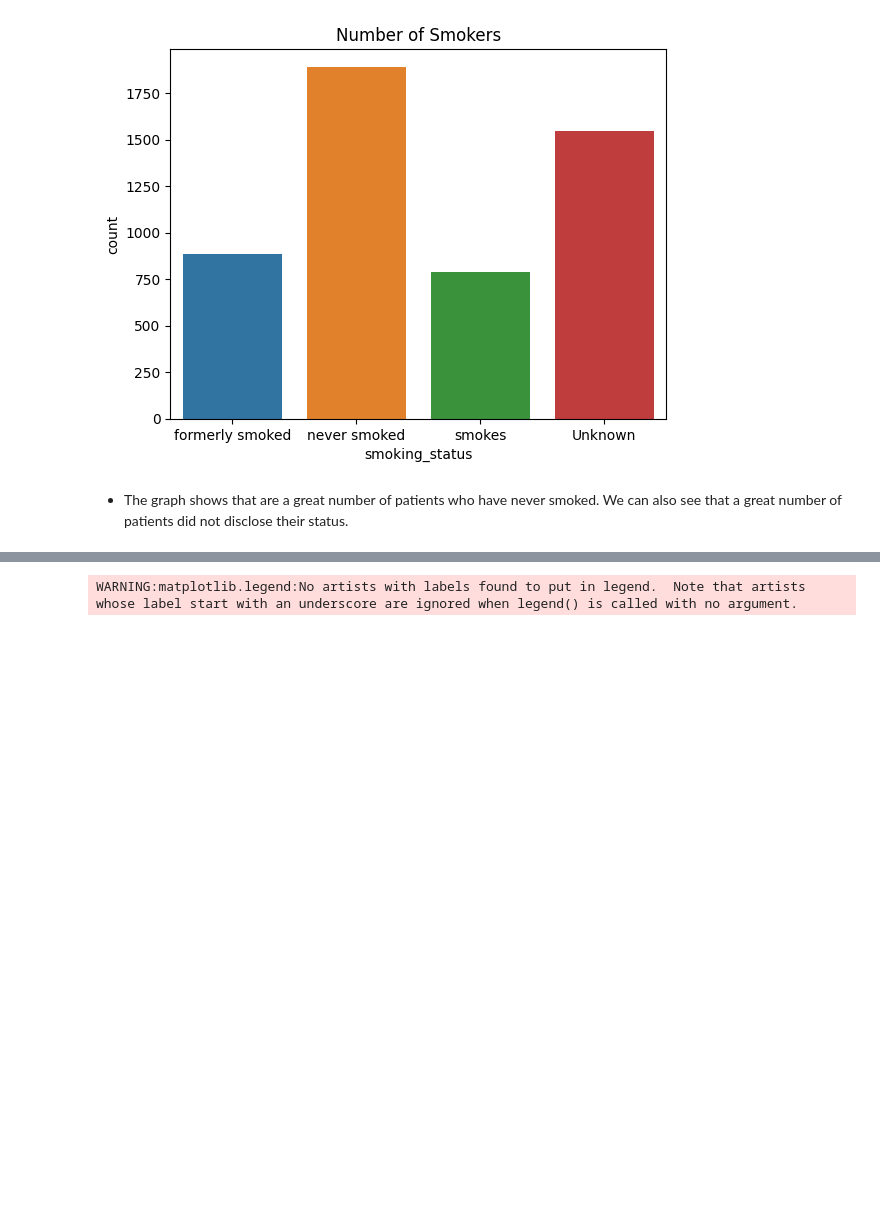
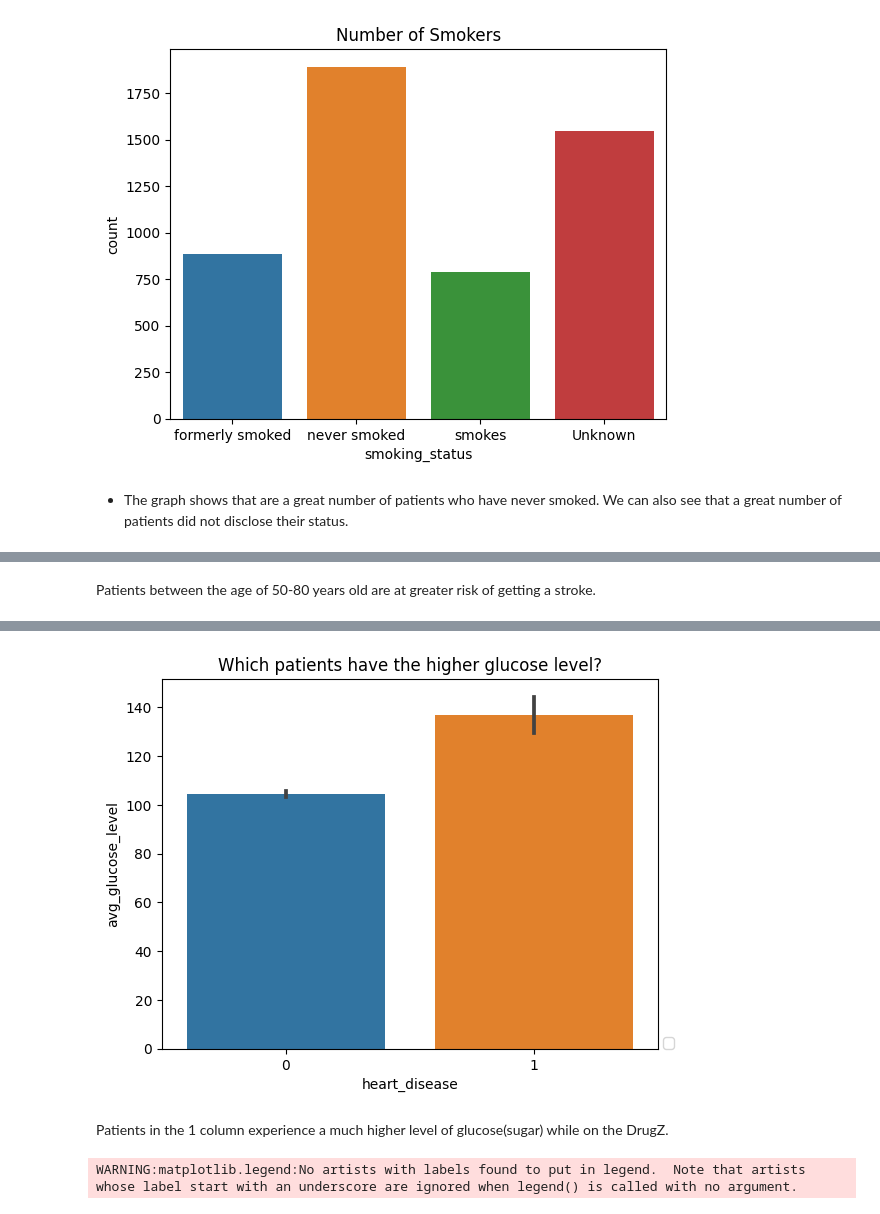
Before and after one commit to tjbingamon/Stroke-Prediction-Dataset, a Jupyter notebook: Stroke_Prediction.ipynb, the cells around one changed output, grey strips where cells are left out. Drawn from its saved outputs; the diff is of its cells as text; code cells hidden in the pictures; blank space fills up the shorter version.

```diff
--- a/Stroke_Prediction.ipynb
+++ b/Stroke_Prediction.ipynb
@@ -280,0 +310,17 @@ ax.set_title('Number of Smokers');
+# %% [markdown]
+Patients between the age of 50-80 years old are at greater risk of getting a stroke.
+# %%
+## Define a MatplotLib ax object using sns.barplot()
+ax = sns.barplot(x= 'heart_disease', y = 'avg_glucose_level', data = df)
+
+## Rotate the tick values
+ax.tick_params(rotation = 0)
+
+## Set the Title
+ax.set_title('Which patients have the higher glucose level?');
+## Note Seaborn automatically sets X and Y axis labels
+
+## Set the Legend location
+## Set the Legend location
+ax.legend(loc = (1.01, 0));
+# %% [output]
@@ -281,3 +328,6 @@ ax.set_title('Number of Smokers');
+[figure, added]
+# %% [markdown]
+Patients in the 1 column experience a much higher level of glucose(sugar) while on the DrugZ.
 # %%
 ## Define a MatplotLib ax object using sns.barplot()
 ax = sns.barplot(x= 'work_type', y = 'avg_glucose_level', data = df)
```
Also changed, not shown: parts of 9 cells of this notebook.
